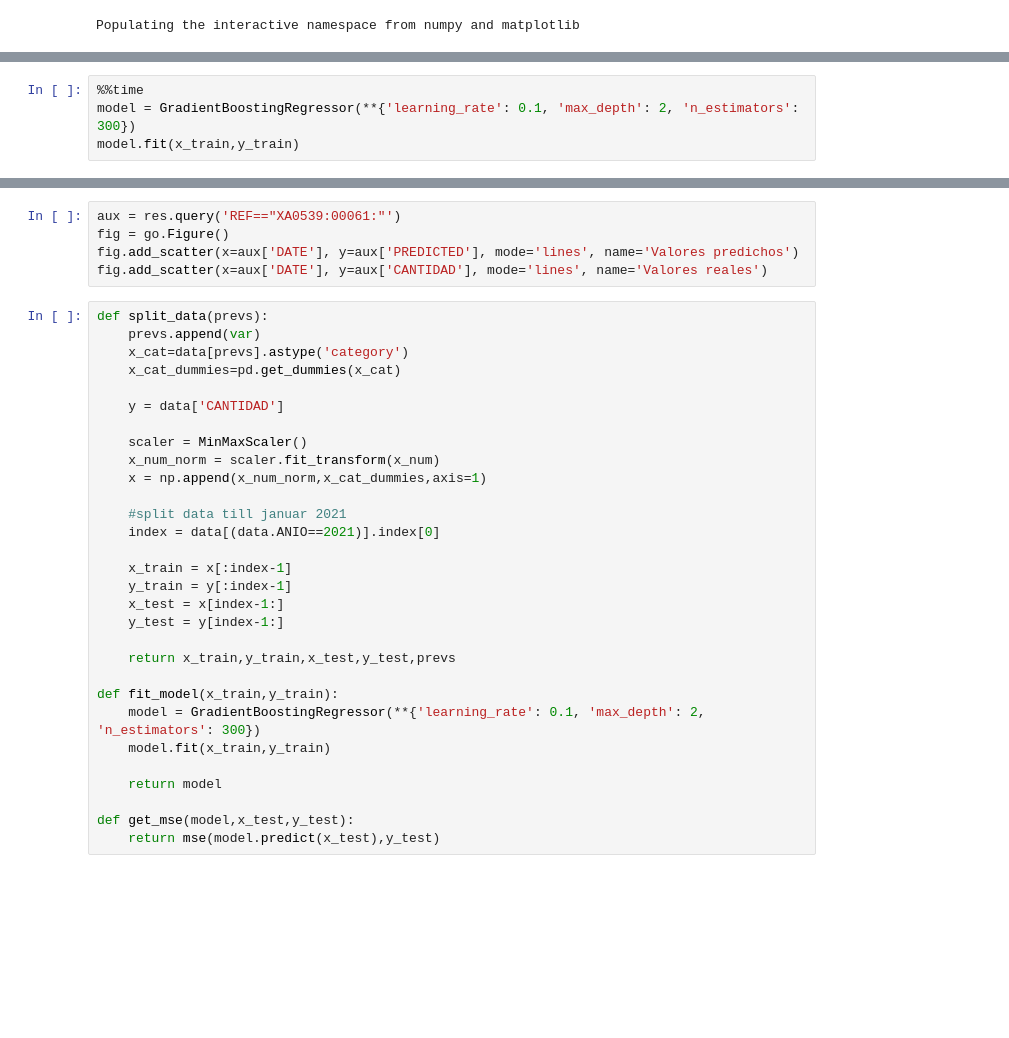
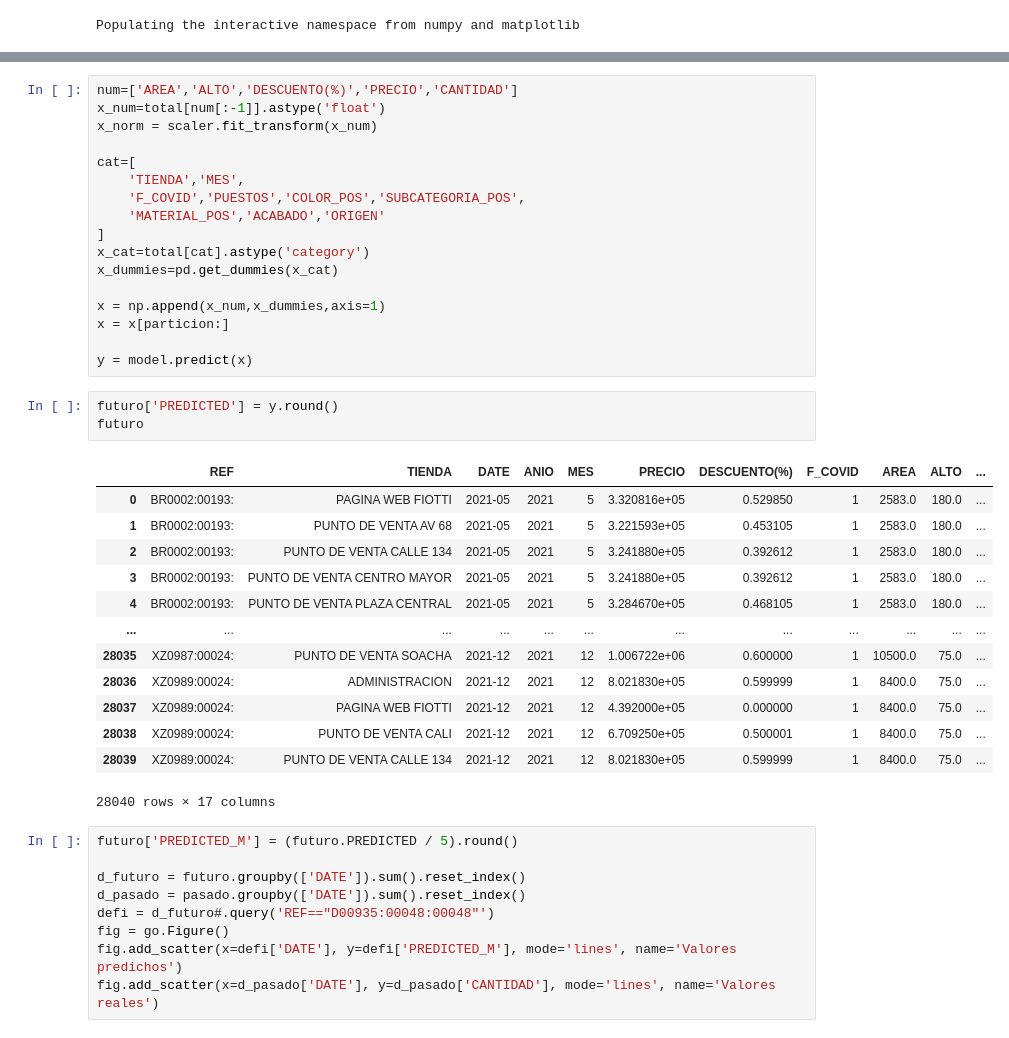
Before and after one commit to JuanMaVelezPa/DS4A_Project, a Jupyter notebook: ModelTest.ipynb, the cells around one changed output, grey strips where cells are left out. Saved outputs shown, nothing was run; the diff lists cells and outputs as text; blank space fills up the shorter version.

```diff
--- a/ModelTest.ipynb
+++ b/ModelTest.ipynb
@@ -75,4 +93,0 @@ df[index-1:]
-# %%
-%%time
-model = GradientBoostingRegressor(**{'learning_rate': 0.1, 'max_depth': 2, 'n_estimators': 300})
-model.fit(x_train,y_train)
@@ -90,35 +112,43 @@ res = df.groupby(['REF','DATE']).sum().reset_index()
+# %%
+num=['AREA','ALTO','DESCUENTO(%)','PRECIO','CANTIDAD']
+x_num=total[num[:-1]].astype('float')
+x_norm = scaler.fit_transform(x_num)
+
+cat=[
+    'TIENDA','MES',
+    'F_COVID','PUESTOS','COLOR_POS','SUBCATEGORIA_POS',
+    'MATERIAL_POS','ACABADO','ORIGEN'
+]
+x_cat=total[cat].astype('category')
+x_dummies=pd.get_dummies(x_cat)
+
+x = np.append(x_num,x_dummies,axis=1)
+x = x[particion:]
+
+y = model.predict(x)
+# %%
+futuro['PREDICTED'] = y.round()
+futuro
+# %% [output]
+|  | REF | TIENDA | DATE | ANIO | MES | PRECIO | DESCUENTO(%) | F_COVID | AREA | ALTO | ... |
+| 0 | BR0002:00193: | PAGINA WEB FIOTTI | 2021-05 | 2021 | 5 | 3.320816e+05 | 0.529850 | 1 | 2583.0 | 180.0 | ... |
+| 1 | BR0002:00193: | PUNTO DE VENTA AV 68 | 2021-05 | 2021 | 5 | 3.221593e+05 | 0.453105 | 1 | 2583.0 | 180.0 | ... |
+| 2 | BR0002:00193: | PUNTO DE VENTA CALLE 134 | 2021-05 | 2021 | 5 | 3.241880e+05 | 0.392612 | 1 | 2583.0 | 180.0 | ... |
+| 3 | BR0002:00193: | PUNTO DE VENTA CENTRO MAYOR | 2021-05 | 2021 | 5 | 3.241880e+05 | 0.392612 | 1 | 2583.0 | 180.0 | ... |
+| 4 | BR0002:00193: | PUNTO DE VENTA PLAZA CENTRAL | 2021-05 | 2021 | 5 | 3.284670e+05 | 0.468105 | 1 | 2583.0 | 180.0 | ... |
+| ... | ... | ... | ... | ... | ... | ... | ... | ... | ... | ... | ... |
+| 28035 | XZ0987:00024: | PUNTO DE VENTA SOACHA | 2021-12 | 2021 | 12 | 1.006722e+06 | 0.600000 | 1 | 10500.0 | 75.0 | ... |
+| 28036 | XZ0989:00024: | ADMINISTRACION | 2021-12 | 2021 | 12 | 8.021830e+05 | 0.599999 | 1 | 8400.0 | 75.0 | ... |
+| 28037 | XZ0989:00024: | PAGINA WEB FIOTTI | 2021-12 | 2021 | 12 | 4.392000e+05 | 0.000000 | 1 | 8400.0 | 75.0 | ... |
+| 28038 | XZ0989:00024: | PUNTO DE VENTA CALI | 2021-12 | 2021 | 12 | 6.709250e+05 | 0.500001 | 1 | 8400.0 | 75.0 | ... |
+| 28039 | XZ0989:00024: | PUNTO DE VENTA CALLE 134 | 2021-12 | 2021 | 12 | 8.021830e+05 | 0.599999 | 1 | 8400.0 | 75.0 | ... |
+28040 rows × 17 columns
 # %%
-aux = res.query('REF=="XA0539:00061:"')
+futuro['PREDICTED_M'] = (futuro.PREDICTED / 5).round()
+
+d_futuro = futuro.groupby(['DATE']).sum().reset_index()
+d_pasado = pasado.groupby(['DATE']).sum().reset_index()
+defi = d_futuro#.query('REF=="D00935:00048:00048"')
 fig = go.Figure()
-fig.add_scatter(x=aux['DATE'], y=aux['PREDICTED'], mode='lines', name='Valores predichos')
-fig.add_scatter(x=aux['DATE'], y=aux['CANTIDAD'], mode='lines', name='Valores reales')
+fig.add_scatter(x=defi['DATE'], y=defi['PREDICTED_M'], mode='lines', name='Valores predichos')
+fig.add_scatter(x=d_pasado['DATE'], y=d_pasado['CANTIDAD'], mode='lines', name='Valores reales')
-# %%
-def split_data(prevs):
-    prevs.append(var)
-    x_cat=data[prevs].astype('category')
-    x_cat_dummies=pd.get_dummies(x_cat)
-
-    y = data['CANTIDAD']
-
-    scaler = MinMaxScaler()
-    x_num_norm = scaler.fit_transform(x_num)
-    x = np.append(x_num_norm,x_cat_dummies,axis=1)
-
-    #split data till januar 2021
-    index = data[(data.ANIO==2021)].index[0]
-
-    x_train = x[:index-1]
-    y_train = y[:index-1]
-    x_test = x[index-1:]
-    y_test = y[index-1:]
-
-    return x_train,y_train,x_test,y_test,prevs
-
-def fit_model(x_train,y_train):
-    model = GradientBoostingRegressor(**{'learning_rate': 0.1, 'max_depth': 2, 'n_estimators': 300})
-    model.fit(x_train,y_train)
-
-    return model
-
-def get_mse(model,x_test,y_test):
-    return mse(model.predict(x_test),y_test)
```
Also changed, not shown: parts of 15 cells of this notebook, 7 other files.
